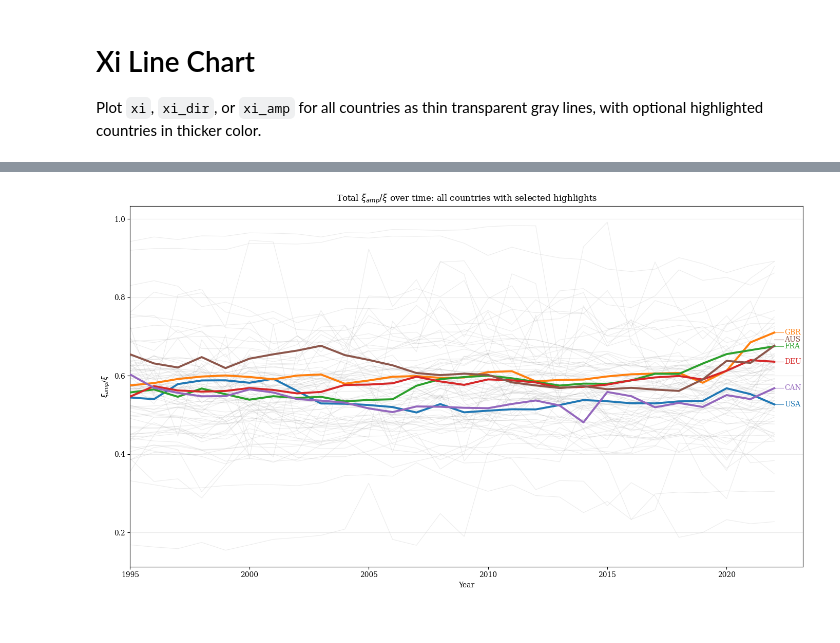
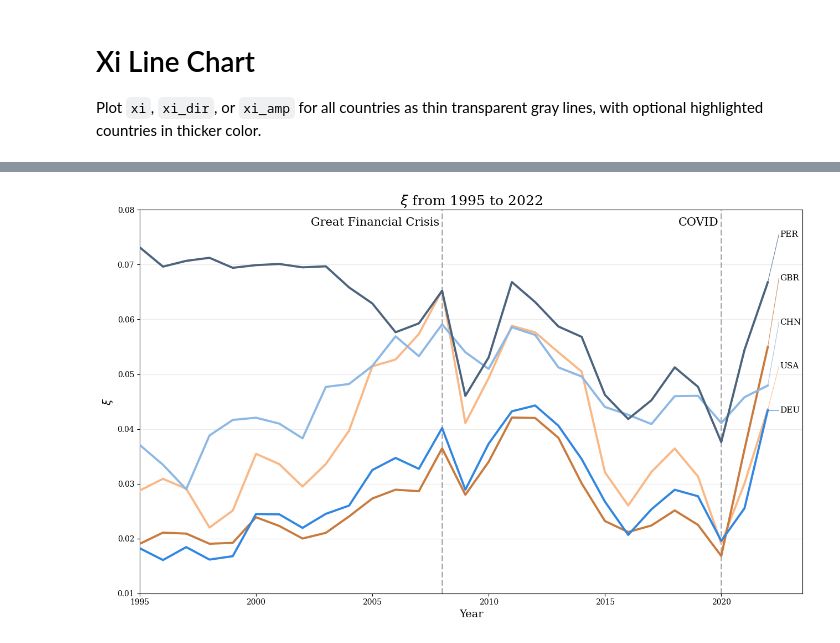
Before and after one commit to Hotstopper/icio-exogenous-pass-through, a Jupyter notebook: notebooks/xi_line_chart.ipynb, the cells around one changed output, grey strips where cells are left out. Cells and saved outputs as stored; diff of their text form; code cells hidden in the pictures.

```diff
--- a/notebooks/xi_line_chart.ipynb
+++ b/notebooks/xi_line_chart.ipynb
@@ -27,11 +27,22 @@ import matplotlib.pyplot as plt
 # %%
 cfg = load_config('config/default.yaml')
 variant = None  # None -> inferred from config (regular/extended)
-metric = 'share'  # 'xi', 'xi_dir', 'xi_amp', or 'share' (= xi_amp / xi)
+metric = 'xi'  # 'xi', 'xi_dir', 'xi_amp_1', 'xi_amp_2', 'xi_amp', 'share', 'share_amp_1', or 'share_amp_2'
 yscale = 'linear'  # linear, log, or symlog
-highlight_countries = ['USA', 'GBR', 'FRA', 'DEU', 'CAN', 'AUS']
+highlight_countries = ['USA', 'GBR', 'DEU', 'CHN', 'PER']  # optional: highlight specific countries
+#['UKR', 'CHN', 'IND', 'BRA', 'MEX'] selection of developing countries with large populations and/or land area, and significant global influence
+#['GBR', 'JPN', 'DEU', 'USA', 'AUS'] selection of developed countries with large economies and/or land area, and significant global influence
 exclude_countries = []  # optional: hide outliers from main panel
-label_pad_years = 1.2  # reserve right-side space for direct end labels
+show_background = False  # toggle gray background lines for non-highlighted countries
+label_pad_years = 1.5  # reserve right-side space for direct end labels
+end_label_fontsize = 11  # font size for right-side end labels
+reference_year_labels = {2008.0: 'Great Financial Crisis', 2020.0: 'COVID'}
+reference_label_y = 0.98  # vertical position in axes coordinates (0=bottom, 1=top)
+reference_label_x_offset = -0.12  # horizontal offset in year units from the dotted line
+reference_label_rotation = 0
+reference_label_fontsize = 15
+reference_label_color = 'black'
+reference_label_ha = 'right'
 # %%
 df = load_xi_data(cfg=cfg, variant=variant)
 print('rows:', len(df))
@@ -61,34 +76,62 @@ status counts: {'ok': 2268}
 # %%
-fig, ax = plt.subplots(figsize=(14, 8))
+from cycler import cycler
+
+# Set the color cycle for the plot
+plt.rc('axes', prop_cycle=cycler('color', ["#fab886", '#c97a3d', "#3086e1", '#8eb8e5', "#4b637c"]))
+
+
+fig, ax = plt.subplots(figsize=(13, 8))
 metric_labels = {
     'xi': r'$\xi$',
     'xi_dir': r'$\xi_{dir}$',
+    'xi_amp_1': r'$\xi_{near}$',
+    'xi_amp_2': r'$\xi_{deep}$',
     'xi_amp': r'$\xi_{amp}$',
     'share': r'$\xi_{amp} / \xi$',
+    'share_amp_1': r'$\xi_{amp,1} / \xi$',
+    'share_amp_2': r'$\xi_{amp,2} / \xi$',
 }
 metric_label = metric_labels.get(metric, metric)
 plot_xi_country_lines(
     df,
     metric=metric,
     highlight_countries=highlight_countries,
     exclude_countries=exclude_countries,
     only_ok=True,
     yscale=yscale,
-    title=rf'Total {metric_label} over time: all countries with selected highlights',
+    title=rf'{metric_label} over time',
+    show_background=show_background,
     alpha_bg=0.15,
     lw_bg=0.8,
     lw_hi=2.8,
     use_end_labels=True,
     show_legend=False,
+    end_label_fontsize=end_label_fontsize,
     label_pad_years=label_pad_years,
+    reference_year_labels=reference_year_labels,
+    reference_label_y=reference_label_y,
+    reference_label_x_offset=reference_label_x_offset,
+    reference_label_rotation=reference_label_rotation,
+    reference_label_fontsize=reference_label_fontsize,
+    reference_label_color=reference_label_color,
+    reference_label_ha=reference_label_ha,
     ax=ax,
 )
 
-#ymin = 0.003
-#ymax = 0.10
-#ax.set_ylim(ymin, ymax)   # lower, upper
+'''
+ymin = 0.003
+ymax = 0.10
+ax.set_ylim(ymin, ymax)   # lower, upper
+'''
+
+ymin = 0.01
+ymax = 0.08
+ax.set_ylim(ymin, ymax)   # lower, upper
+ax.set_title(rf"{metric_label} from 1995 to 2022", fontfamily="serif", fontsize=18)
+ax.set_ylabel(rf"{metric_label}", fontfamily='serif', fontsize=14)
+ax.set_xlabel(rf"Year", fontfamily='serif', fontsize=14)
 
 plt.tight_layout()
 plt.show()
 # %% [output]
-[figure, old version]
+[figure, new version]
```
Also changed, not shown: parts of 1 cell of this notebook, 24 other files.
